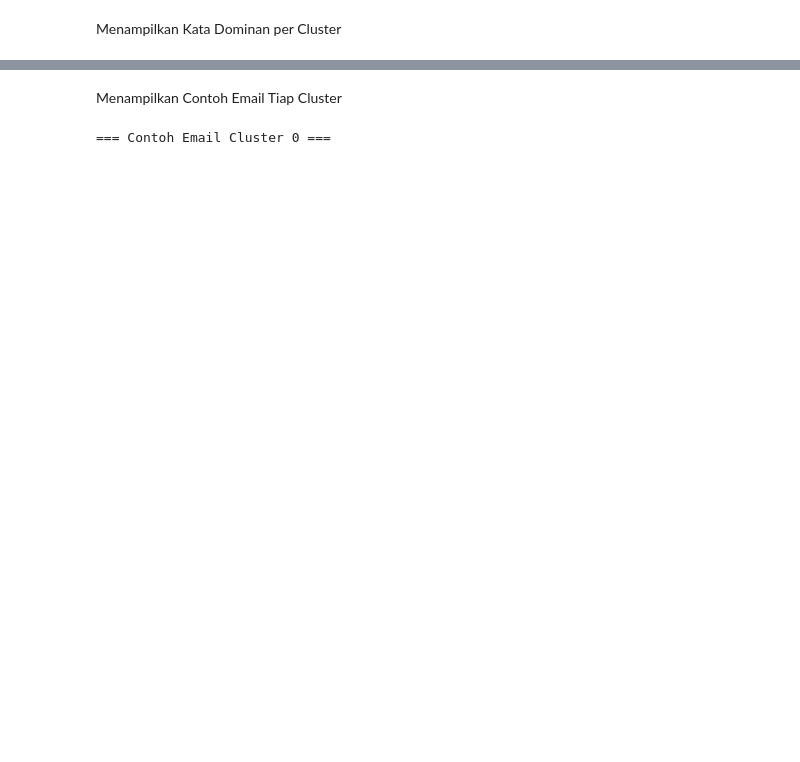
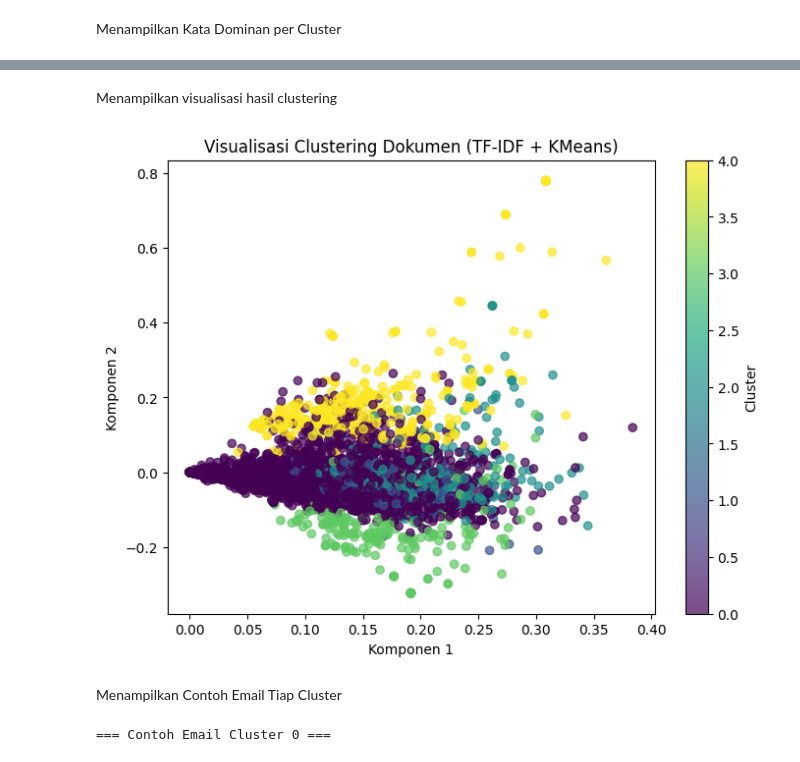
Before and after one commit to mabrurahrahayu-creator/PPW, a Jupyter notebook: _sources/UTS_PPW.ipynb, the cells around one changed output, grey strips where cells are left out. Cells and saved outputs as stored; diff of their text form; code cells hidden in the pictures; blank space fills up the shorter version.

```diff
--- a/_sources/UTS_PPW.ipynb
+++ b/_sources/UTS_PPW.ipynb
@@ -355,3 +517,26 @@ display(df_top_words)
+# %% [markdown]
+Menampilkan visualisasi hasil clustering
+# %%
+from sklearn.decomposition import TruncatedSVD
+import matplotlib.pyplot as plt
+
+def plot_clusters_svd(X, clusters):
+    svd = TruncatedSVD(n_components=2, random_state=42)
+    reduced_data = svd.fit_transform(X)
+
+    plt.figure(figsize=(8,6))
+    plt.scatter(reduced_data[:, 0], reduced_data[:, 1],
+                c=clusters, cmap='viridis', alpha=0.7)
+    plt.title("Visualisasi Clustering Dokumen (TF-IDF + KMeans)")
+    plt.xlabel("Komponen 1")
+    plt.ylabel("Komponen 2")
+    plt.colorbar(label='Cluster')
+    plt.show()
+
+# --- Panggil fungsi ---
+plot_clusters_svd(X_tfidf, clusters)
+# %% [output]
+[figure, added]
 # %% [markdown]
 Menampilkan Contoh Email Tiap Cluster
 # %%
```
Also changed, not shown: parts of 22 cells of this notebook, 4 other files.
